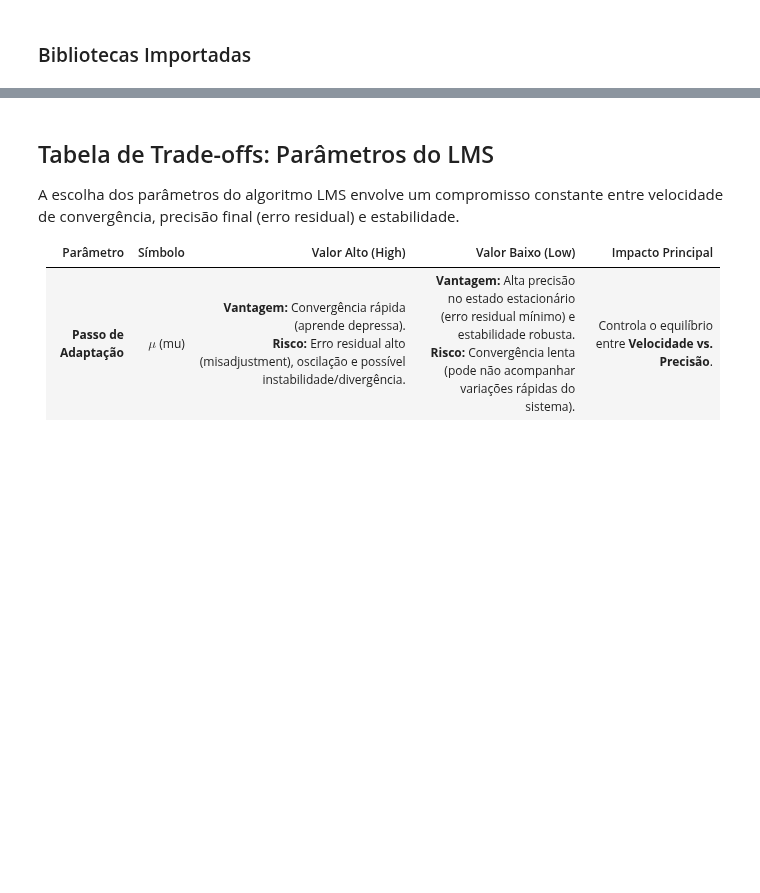
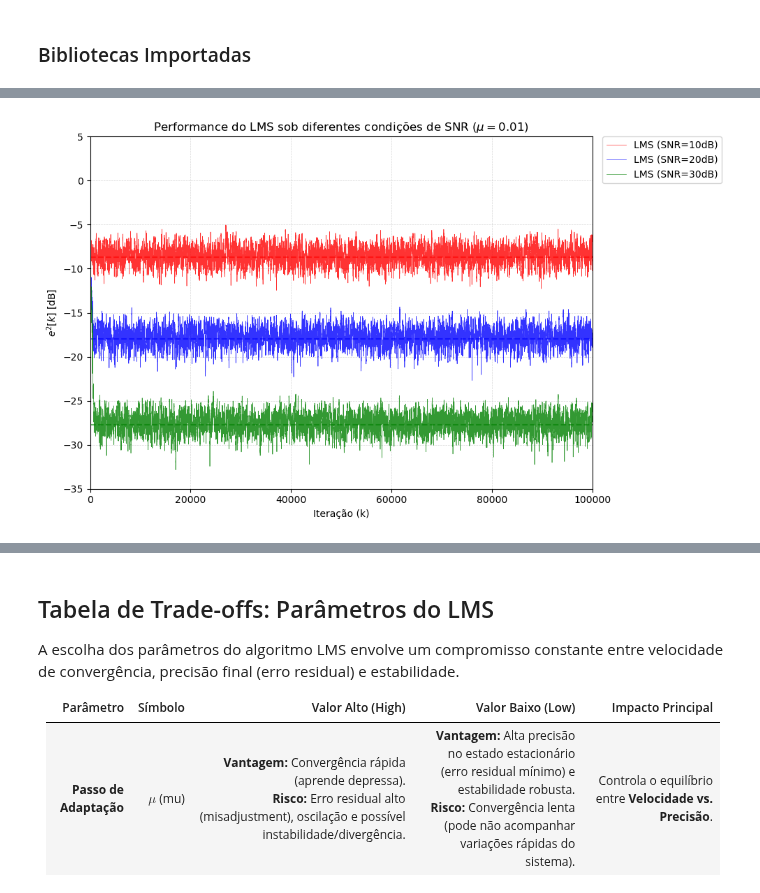
Before and after one commit to elmerfariass/DSPcap, a Jupyter notebook: Adpative Filter.ipynb, the cells around one changed output, grey strips where cells are left out. Saved outputs shown, nothing was run; the diff lists cells and outputs as text; code cells hidden in the pictures; blank space fills up the shorter version.

```diff
--- a/Adpative Filter.ipynb
+++ b/Adpative Filter.ipynb
@@ -262,0 +299,77 @@ Coeficientes finais do filtro:
+# %%
+N_samples = 100000
+Ntaps = 10
+delay = 4
+mu_fixo = 0.01          # FIXAMOS O MU (um valor seguro que sabemos que converge)
+
+# Geração de Sinais (Parte Fixa)
+np.random.seed(42)
+d_original = np.sign(np.random.randn(N_samples))
+d_train = np.zeros(N_samples)
+d_train[delay:] = d_original[:-delay]
+
+# Canal Simples
+canal = np.array([1.0, 0.5, 0.2, 0.1])
+x_clean = np.convolve(d_original, canal, mode='full')[:N_samples]
+
+# Calculamos a potência do sinal SEM ruído (necessário para calcular o SNR)
+signal_power = np.var(x_clean)
+
+# ==============================================================================
+# 3. LOOP DE SNR E PLOTAGEM
+# ==============================================================================
+
+# Lista de SNRs para testar (dB)
+snr_values = [10, 20, 30]
+colors = ['red', 'blue', 'green'] # Cores para cada SNR
+
+window_len = 50
+
+plt.figure(figsize=(10, 6))
+
+for i, snr_db in enumerate(snr_values):
+
+    # --- A. CÁLCULO DO RUÍDO BASEADO NO SNR ---
+    # SNR_dB = 10 * log10(P_sinal / P_ruido)
+    # P_ruido = P_sinal / 10^(SNR/10)
+    noise_variance = signal_power / (10**(snr_db / 10))
+
+    # Gerar ruído específico para este loop
+    noise = np.random.normal(0, np.sqrt(noise_variance), N_samples)
+    x = x_clean + noise # Sinal com o SNR atual
+
+    # --- B. EXECUÇÃO DO LMS ---
+    _, _, squared_error, _ = lms(x, d_train, Ntaps, mu_fixo)
+
+    # --- C. CÁLCULO DO WIENER (O Piso muda para cada SNR!) ---
+    # Como o ruído mudou, o limite teórico mudou também.
+    w_opt = solve_wiener(x, d_train, Ntaps)
+    y_opt = np.convolve(x, w_opt, mode='full')[:N_samples]
+    e_opt = d_train - y_opt
+    mmse_db = 10 * np.log10(np.mean(e_opt[Ntaps:]**2))
+
+    # --- D. PLOTAGEM ---
+    # Curva de Aprendizado
+    valid_error = squared_error[Ntaps:]
+    mse_smooth = np.convolve(valid_error, np.ones(window_len)/window_len, mode='valid')
+    error_db = 10 * np.log10(mse_smooth + 1e-20)
+
+    color = colors[i]
+    plt.plot(error_db, color=color, linewidth=0.5, alpha=0.8, label=f'LMS (SNR={snr_db}dB)')
+
+    # Linha tracejada do ótimo teórico para este SNR
+    plt.axhline(y=mmse_db, color=color, linestyle='--', linewidth=1.5, alpha=0.6)
+
+plt.title(f'Performance do LMS sob diferentes condições de SNR ($\mu={mu_fixo}$)')
+plt.xlabel('Iteração (k)')
+plt.ylabel('$e^2[k]$ [dB]')
+plt.grid(True, which='both', linestyle='--', linewidth=0.5, alpha=0.5)
+plt.xlim(0, N_samples)
+# Ajustar limites para ver bem as diferenças de piso
+plt.ylim(-35, 5)
+
+plt.legend(bbox_to_anchor=(1.02, 1), loc='upper left', borderaxespad=0.)
+plt.tight_layout()
+plt.show()
+# %% [output]
+[figure, added]
```
Also changed, not shown: parts of 10 cells of this notebook.
